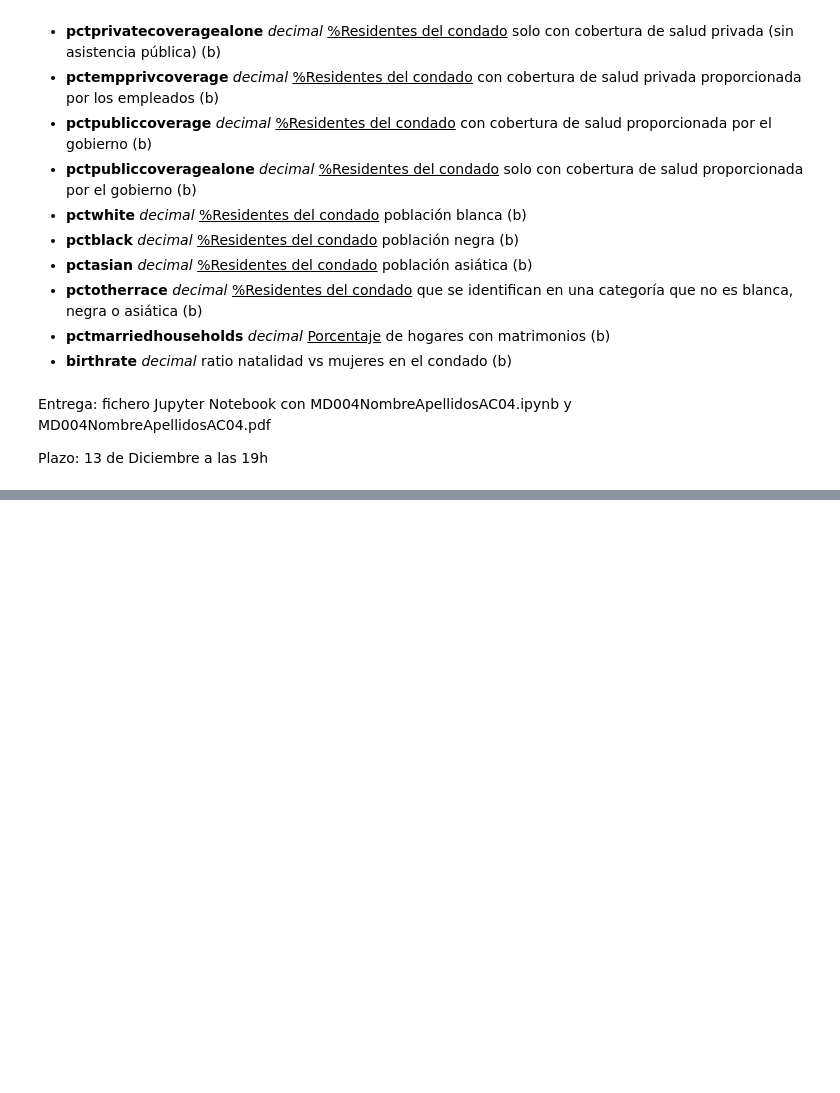
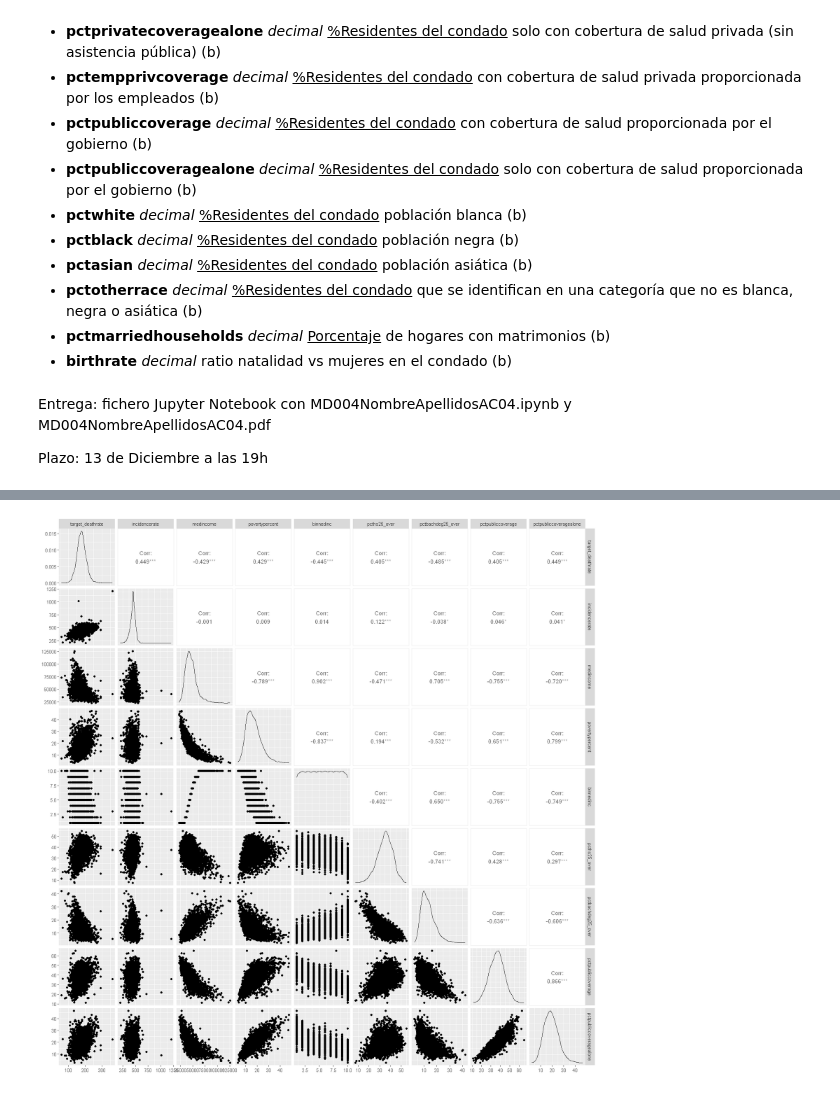
Before and after one commit to Didac-piferrer/MUDS, a Jupyter notebook: Estadistica/E4/MD004DidacPiferrerIglesiasAC04.ipynb, the cells around one changed output, grey strips where cells are left out. Cells and saved outputs as stored; diff of their text form; code cells hidden in the pictures; blank space fills up the shorter version.

```diff
--- a/Estadistica/E4/MD004DidacPiferrerIglesiasAC04.ipynb
+++ b/Estadistica/E4/MD004DidacPiferrerIglesiasAC04.ipynb
@@ -127,0 +334,5 @@ A data.frame: 6 × 33
+# %%
+#Hacemos un pairplot para entender las relaciones que tenemos
+ggpairs(df_filtrado)
+# %% [output]
+[figure, added]
```
Also changed, not shown: parts of 27 cells of this notebook, 3 other files.
